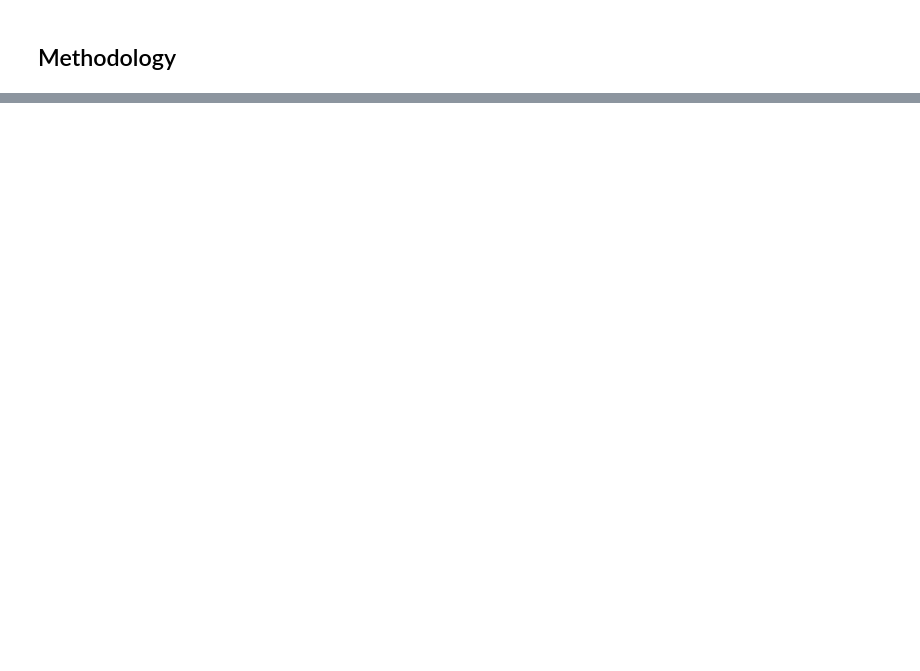
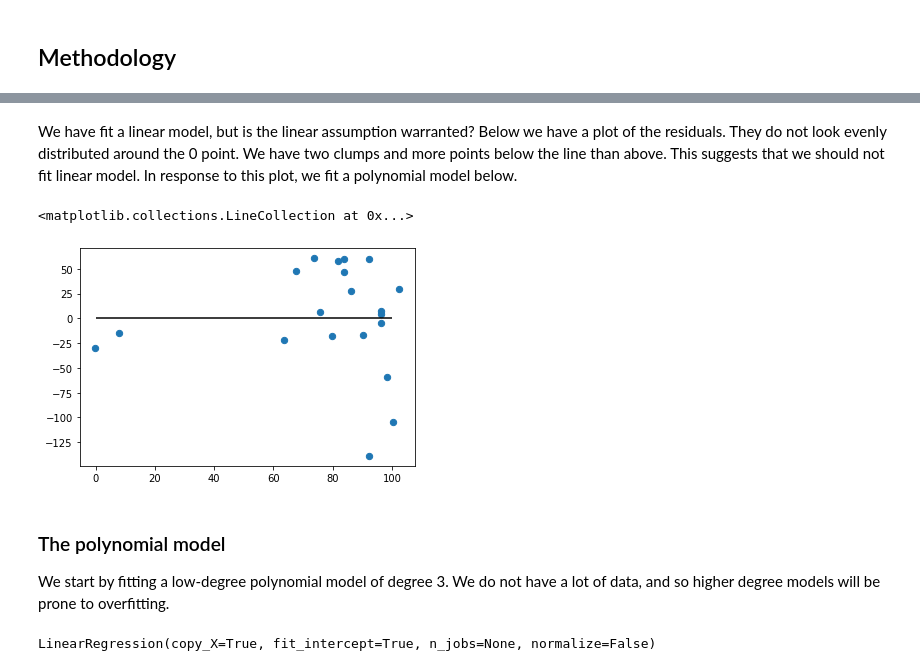
Before and after one commit to bkeej/Coursera_Capstone, a Jupyter notebook: COVID and Toronto neighborhood activity/covid_neighborhood_activity.ipynb, the cells around one changed output, grey strips where cells are left out. Drawn from its saved outputs; the diff is of its cells as text; code cells hidden in the pictures; blank space fills up the shorter version.

```diff
--- a/COVID and Toronto neighborhood activity/covid_neighborhood_activity.ipynb
+++ b/COVID and Toronto neighborhood activity/covid_neighborhood_activity.ipynb
@@ -131,0 +304,22 @@ map_toronto
+# %% [markdown]
+We have fit a linear model, but is the linear assumption warranted? Below we have a plot of the residuals. They do not look evenly distributed around the 0 point. We have two clumps and more points below the line than above. This suggests that we should not fit linear model. In response to this plot, we fit a polynomial model below.
+# %%
+plt.scatter(lm.predict(X), lm.predict(X) - Y, s=40)
+plt.hlines(y=0,xmin=0,xmax=100)
+# %% [output]
+<matplotlib.collections.LineCollection at 0x...>
+[figure, added]
+# %% [markdown]
+### The polynomial model
+
+We start by fitting a low-degree polynomial model of degree 3. We do not have a lot of data, and so higher degree models will be prone to overfitting.
+# %%
+from sklearn.preprocessing import PolynomialFeatures
+
+poly = PolynomialFeatures(degree=3)
+X_ = poly.fit_transform(X)
+
+polm = LinearRegression()
+polm.fit(X_,Y)
+# %% [output]
+LinearRegression(copy_X=True, fit_intercept=True, n_jobs=None, normalize=False)
```
Also changed, not shown: parts of 30 cells of this notebook, 3 other files.
